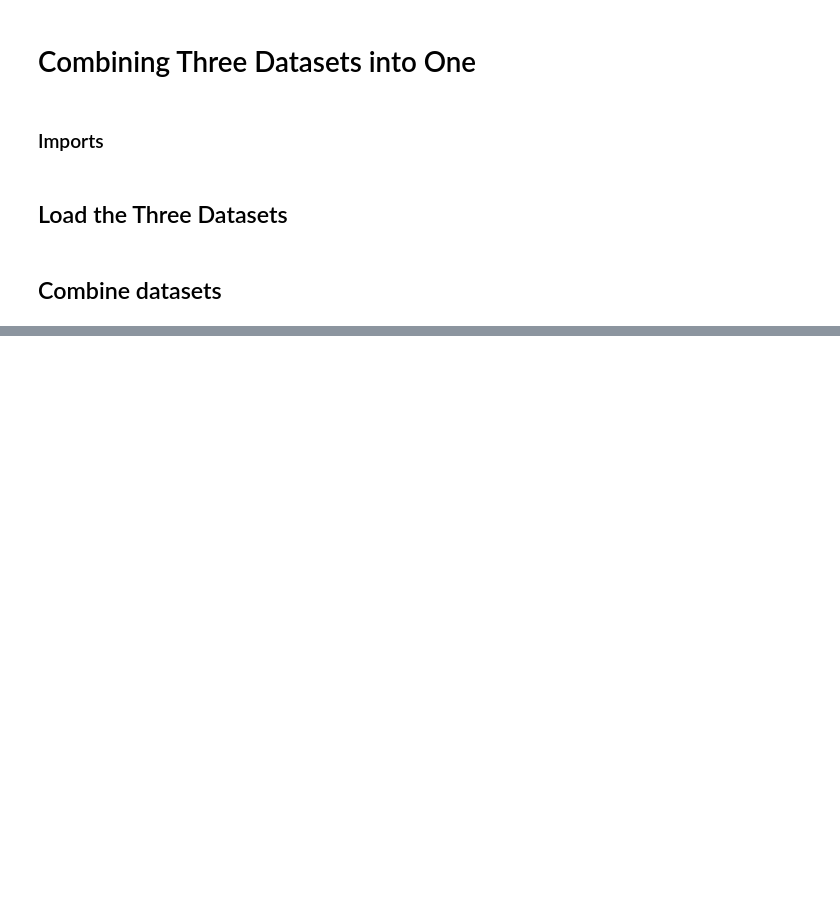
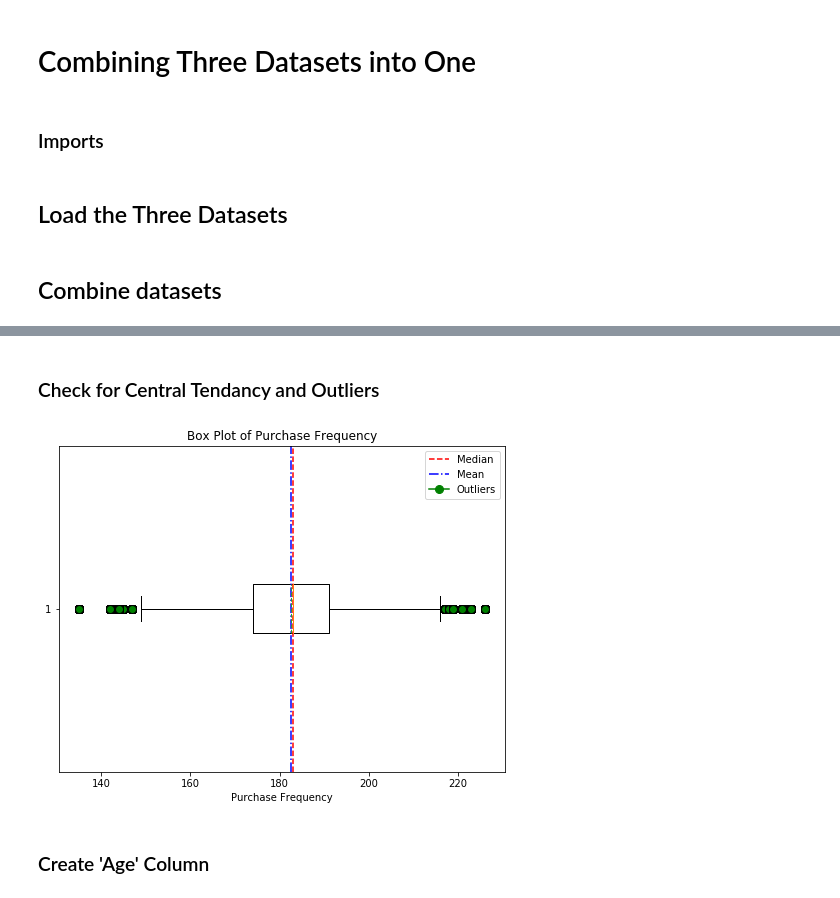
Before and after one commit to taradehdari/ads508-team6-project, a Jupyter notebook: datasets/mergedData/combinedData.ipynb, the cells around one changed output, grey strips where cells are left out. Drawn from its saved outputs; the diff is of its cells as text; code cells hidden in the pictures; blank space fills up the shorter version.

```diff
--- a/datasets/mergedData/combinedData.ipynb
+++ b/datasets/mergedData/combinedData.ipynb
@@ -26 +34,4 @@ customerinfo_df = pd.concat([custseg_trans, markcamp_trans, onlineretail_trans],
+# %%
+# Perform inner merge based on 'CustomerID'
+customer_sales_df = pd.merge(customerinfo_df, onlineretail_trans, on='CustomerID', how='inner')
 # %% [markdown]
@@ -82,0 +131,3 @@ dtype: object
+# %%
+# Fill the blank 'job_category' with 'Medical' where 'job_title' is 'Nurse Practicioner'
+customer_sales_df.loc[customer_sales_df['job_title'] == 'Nurse Practicioner', 'job_category'] = customer_sales_df['job_category'].fillna('Healthcare')
@@ -82,0 +172,6 @@ dtype: object
+# %%
+# Remove the duplicate row(s) from the DataFrame
+customer_sales_df = customer_sales_df.drop_duplicates()
+
+# Check dataset
+customer_sales_df.shape
@@ -82,0 +184,9 @@ dtype: object
+# %%
+# Convert 'InvoiceDate' to datetime if it's not already in datetime format
+customer_sales_df['InvoiceDate'] = pd.to_datetime(customer_sales_df['InvoiceDate'])
+
+# Calculate purchase frequency using 'InvoiceNo'
+purchase_frequency = customer_sales_df.groupby('CustomerID')['InvoiceNo'].nunique().rename('Purchase_Frequency')
+
+# Merge the purchase frequency calculation based on 'InvoiceNo' directly into customer_sales_df
+customer_sales_df = pd.merge(customer_sales_df, purchase_frequency, on='CustomerID', how='left')
@@ -82,0 +215,27 @@ dtype: object
+# %% [markdown]
+### Check for Central Tendancy and Outliers
+# %%
+# Calculate mean and median
+purchase_frequency_mean = customer_sales_df['Purchase_Frequency'].mean()
+purchase_frequency_median = customer_sales_df['Purchase_Frequency'].median()
+
+# Create a box plot for 'Purchase_Frequency' with mean, median, and outliers
+plt.figure(figsize=(8, 6))
+box = plt.boxplot(customer_sales_df['Purchase_Frequency'], vert=False, showmeans=True,
+                  meanline=True, showcaps=True, showbox=True, flierprops=dict(marker='o', markerfacecolor='g', markersize=8))
+plt.axvline(purchase_frequency_median, color='r', linestyle='--', label='Median')
+plt.axvline(purchase_frequency_mean, color='blue', linestyle='-.', label='Mean')
+
+# Create custom legend entries for mean, median, and outliers
+legend_entries = [plt.Line2D([0], [0], color='r', linestyle='--', label='Median'),
+                  plt.Line2D([0], [0], color='blue', linestyle='-.', label='Mean'),
+                  plt.Line2D([0], [0], marker='o', color='green', label='Outliers', markerfacecolor='green', markersize=8)]
+plt.legend(handles=legend_entries)
+
+plt.title('Box Plot of Purchase Frequency')
+plt.xlabel('Purchase Frequency')
+plt.show()
+# %% [output]
+[figure, added]
+# %% [markdown]
+### Create 'Age' Column
```
Also changed, not shown: parts of 54 cells of this notebook, 4 other files.
